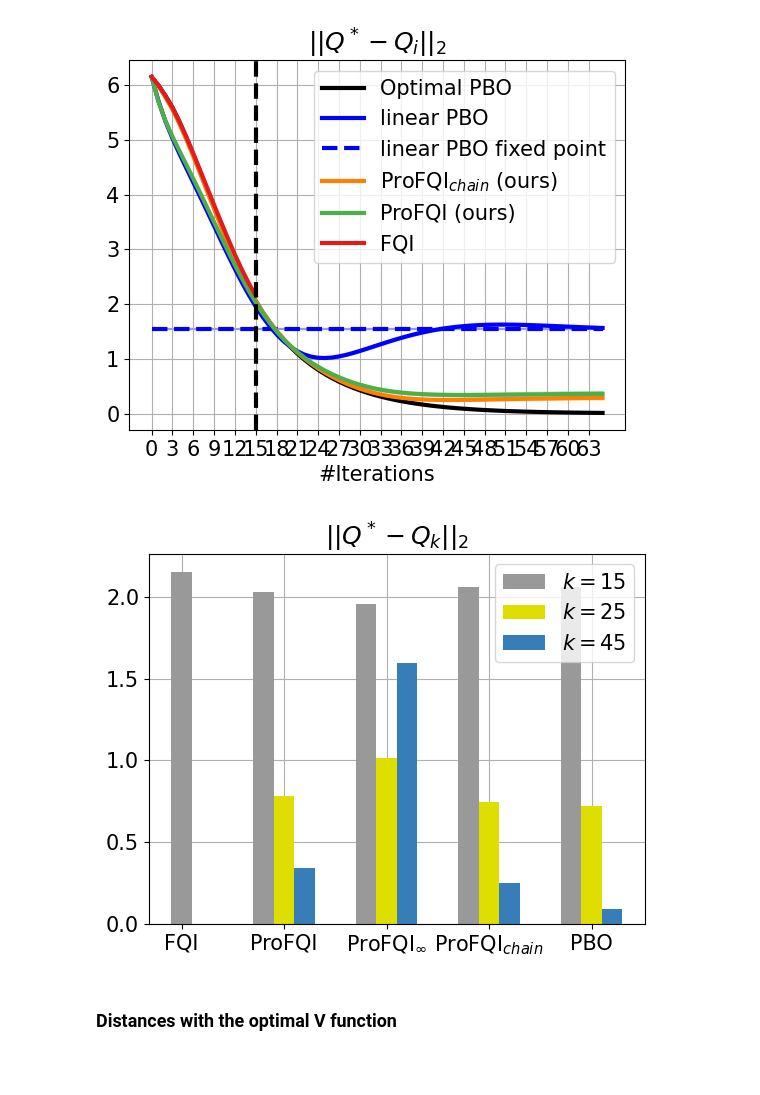
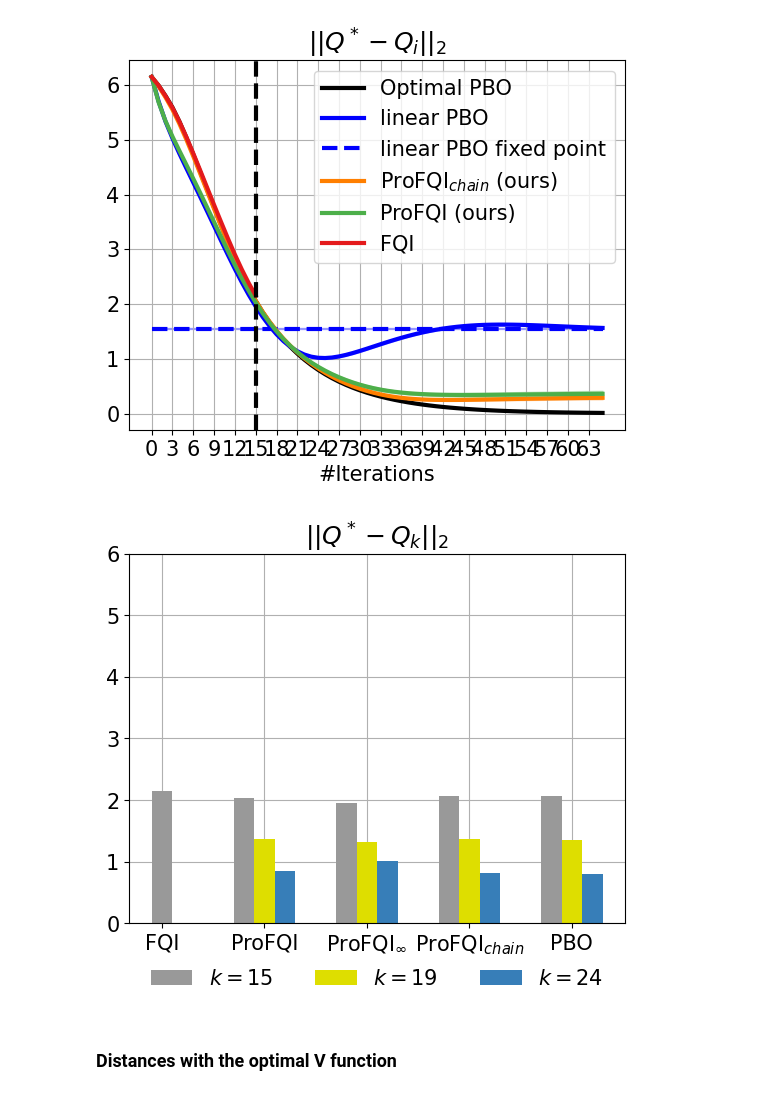
Before and after one commit to theovincent/PBO, a Jupyter notebook: experiments/chain_walk/plots.ipynb, the cells around one changed output. Drawn from its saved outputs; the diff is of its cells as text; code cells hidden in the pictures; blank space fills up the shorter version.

Commit message:
plots paper

```diff
--- a/experiments/chain_walk/plots.ipynb
+++ b/experiments/chain_walk/plots.ipynb
@@ -12,7 +12,7 @@ show_pbo_deep = True; show_pbo_optimal = True
 max_bellman_iterations = 15
 max_bellman_iterations_validation = max_bellman_iterations + 50
 seeds = range(1, 21)
-iteration_bars = [max_bellman_iterations, max_bellman_iterations + 10, max_bellman_iterations + 30]
+iteration_bars = [max_bellman_iterations, max_bellman_iterations + 4, max_bellman_iterations + 9]
 
 p = json.load(open(f"figures/{experiment_name}/parameters.json"))
 
@@ -166,35 +166,36 @@ if show_pbo_deep:
     plt.bar([x_position + bar_size], [pbo_deep_q_mean[iteration_bars[2]]], width=bar_size, color=colors["blue"], zorder=2)
     x_position += 1
     x_label.append("ProFQI")
 
 if show_pbo_linear:
     plt.bar([x_position - bar_size], [pbo_linear_q_mean[iteration_bars[0]]], width=bar_size, color=colors["grey"], zorder=2)
     plt.bar([x_position], [pbo_linear_q_mean[iteration_bars[1]]], width=bar_size, color=colors["yellow"], zorder=2)
     plt.bar([x_position + bar_size], [pbo_linear_q_mean[iteration_bars[2]]], width=bar_size, color=colors["blue"], zorder=2)
     x_position += 1
     x_label.append("ProFQI$_{\infty}$")
 
 if show_pbo_max_linear:
     plt.bar([x_position - bar_size], [pbo_max_linear_q_mean[iteration_bars[0]]], width=bar_size, color=colors["grey"], zorder=2)
     plt.bar([x_position], [pbo_max_linear_q_mean[iteration_bars[1]]], width=bar_size, color=colors["yellow"], zorder=2)
     plt.bar([x_position + bar_size], [pbo_max_linear_q_mean[iteration_bars[2]]], width=bar_size, color=colors["blue"], zorder=2)
     x_position += 1
     x_label.append("ProFQI$_{chain}$")
 
 if show_pbo_optimal:
     plt.bar([x_position - bar_size], [pbo_optimal_q_mean[iteration_bars[0]]], width=bar_size, label=f"$k = {iteration_bars[0]}$", color=colors["grey"], zorder=2)
     plt.bar([x_position], [pbo_optimal_q_mean[iteration_bars[1]]], width=bar_size, label=f"$k = {iteration_bars[1]}$", color=colors["yellow"], zorder=2)
     plt.bar([x_position + bar_size], [pbo_optimal_q_mean[iteration_bars[2]]], width=bar_size, label=f"$k = {iteration_bars[2]}$", color=colors["blue"], zorder=2)
     x_position += 1
     x_label.append("PBO")
 
 plt.title("$|| Q^* - Q_k ||_2$")
 plt.xticks(range(x_position), x_label)
-plt.legend()
+plt.ylim(0, 6)
+plt.legend(loc="center", bbox_to_anchor=(0.5, -0.15), ncol=len(iteration_bars), frameon=False)
 plt.grid(zorder=0)
 _ = plt.savefig(f"figures/{experiment_name}/Q_bar_{max_bellman_iterations}.pdf", bbox_inches='tight')
 # %% [output]
-[figure, old version]
+[figure, new version]
 # %% [markdown]
 ### Distances with the optimal V function
 # %%
```
Also changed, not shown: 2 other files.
